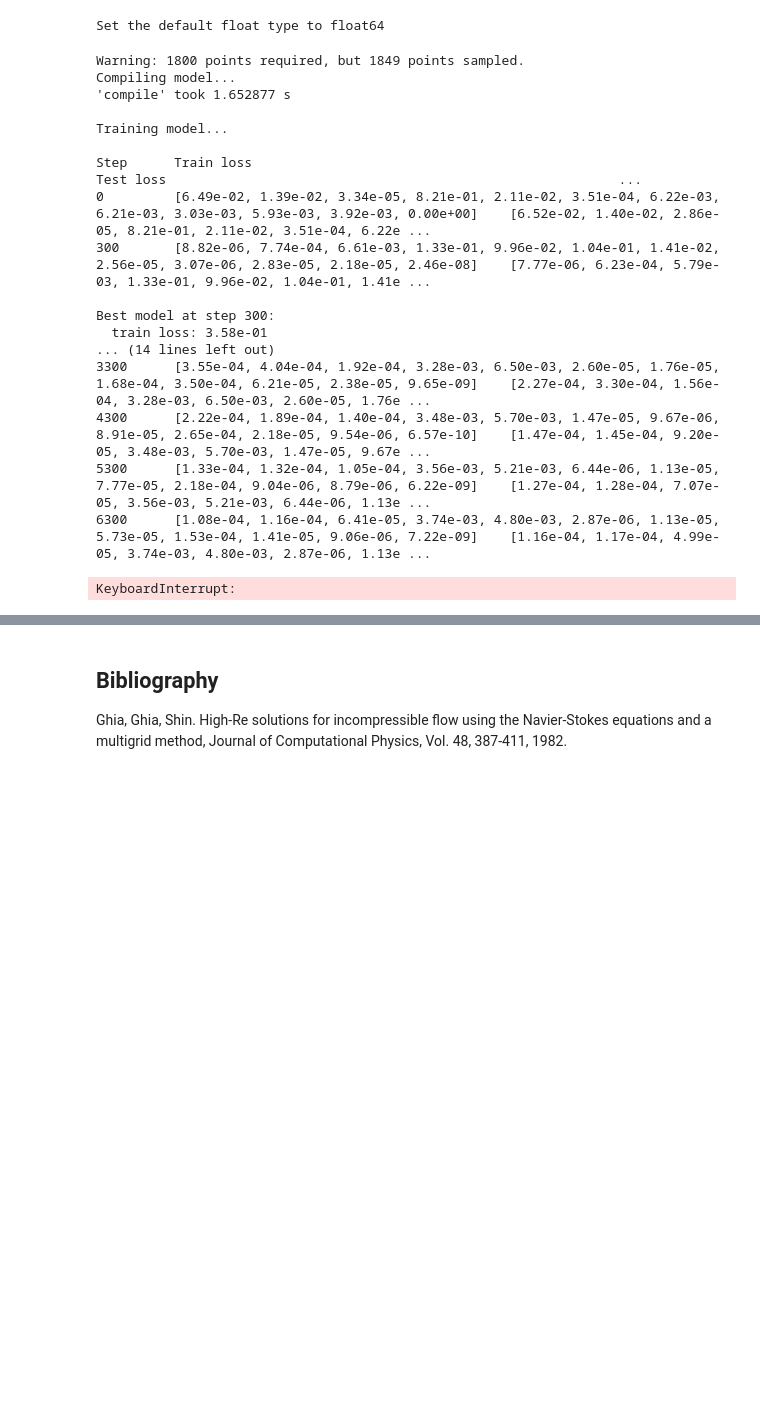
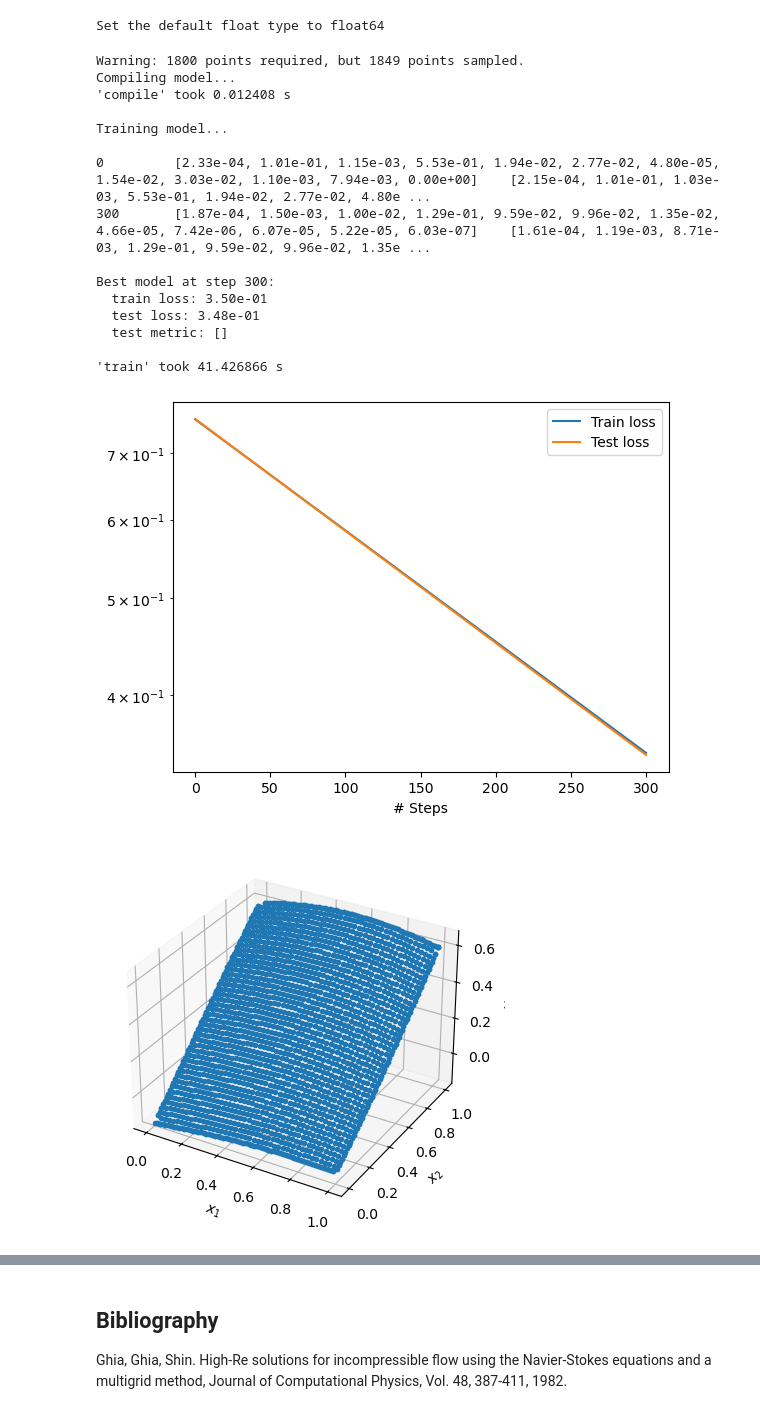
Before and after one commit to ginbar/iccsa2025_deepxde, a Jupyter notebook: examples/CavityFlow.ipynb, the cells around one changed output, grey strips where cells are left out. Drawn from its saved outputs; the diff is of its cells as text; code cells hidden in the pictures; blank space fills up the shorter version.

```diff
--- a/examples/CavityFlow.ipynb
+++ b/examples/CavityFlow.ipynb
@@ -132,45 +132,44 @@ data = dde.data.PDE(
     cavity_flow_2D_pde,
     bc,
     num_domain=1800,
     num_boundary=250,
     num_test=1800,
 )
 
 # 4 hidden layers with 125 nodes each + hyperbolic tangent activation function + glorot normal initializer
 net = dde.nn.FNN([2] + 4 * [125] + [3], "tanh", "Glorot normal")
 
 model = dde.Model(data, net)
 
 # Adam optimizer + 0.0001 leraning rate
 model.compile("adam", lr=1e-4)
 
 resampler = dde.callbacks.PDEPointResampler(period=100)
 
-model.train(iterations=300, callbacks=[resampler])
+losshistory, train_state = model.train(iterations=300, callbacks=[resampler])
 
-dde.optimizers.set_LBFGS_options()
+#dde.optimizers.set_LBFGS_options()
 
-model.compile("L-BFGS")
+#model.compile("L-BFGS")
 
-losshistory, train_state = model.train(callbacks=[resampler], model_save_path="../models/cavityflow.ckpt")
+#losshistory, train_state = model.train(callbacks=[resampler], model_save_path="../models/cavityflow.ckpt")
 
 dde.saveplot(losshistory, train_state, issave=False, isplot=True)
 # %% [output]
 Warning: 1800 points required, but 1849 points sampled.
 Compiling model...
-'compile' took 1.652877 s
+'compile' took 0.012408 s
 
 Training model...
 
-Step      Train loss                                                                                                                  Test loss                                                          ...
-0         [6.49e-02, 1.39e-02, 3.34e-05, 8.21e-01, 2.11e-02, 3.51e-04, 6.22e-03, 6.21e-03, 3.03e-03, 5.93e-03, 3.92e-03, 0.00e+00]    [6.52e-02, 1.40e-02, 2.86e-05, 8.21e-01, 2.11e-02, 3.51e-04, 6.22e ...
-300       [8.82e-06, 7.74e-04, 6.61e-03, 1.33e-01, 9.96e-02, 1.04e-01, 1.41e-02, 2.56e-05, 3.07e-06, 2.83e-05, 2.18e-05, 2.46e-08]    [7.77e-06, 6.23e-04, 5.79e-03, 1.33e-01, 9.96e-02, 1.04e-01, 1.41e ...
+0         [2.33e-04, 1.01e-01, 1.15e-03, 5.53e-01, 1.94e-02, 2.77e-02, 4.80e-05, 1.54e-02, 3.03e-02, 1.10e-03, 7.94e-03, 0.00e+00]    [2.15e-04, 1.01e-01, 1.03e-03, 5.53e-01, 1.94e-02, 2.77e-02, 4.80e ...
+300       [1.87e-04, 1.50e-03, 1.00e-02, 1.29e-01, 9.59e-02, 9.96e-02, 1.35e-02, 4.66e-05, 7.42e-06, 6.07e-05, 5.22e-05, 6.03e-07]    [1.61e-04, 1.19e-03, 8.71e-03, 1.29e-01, 9.59e-02, 9.96e-02, 1.35e ...
 
 Best model at step 300:
-  train loss: 3.58e-01
-... (14 lines left out)
-3300      [3.55e-04, 4.04e-04, 1.92e-04, 3.28e-03, 6.50e-03, 2.60e-05, 1.76e-05, 1.68e-04, 3.50e-04, 6.21e-05, 2.38e-05, 9.65e-09]    [2.27e-04, 3.30e-04, 1.56e-04, 3.28e-03, 6.50e-03, 2.60e-05, 1.76e ...
-4300      [2.22e-04, 1.89e-04, 1.40e-04, 3.48e-03, 5.70e-03, 1.47e-05, 9.67e-06, 8.91e-05, 2.65e-04, 2.18e-05, 9.54e-06, 6.57e-10]    [1.47e-04, 1.45e-04, 9.20e-05, 3.48e-03, 5.70e-03, 1.47e-05, 9.67e ...
-5300      [1.33e-04, 1.32e-04, 1.05e-04, 3.56e-03, 5.21e-03, 6.44e-06, 1.13e-05, 7.77e-05, 2.18e-04, 9.04e-06, 8.79e-06, 6.22e-09]    [1.27e-04, 1.28e-04, 7.07e-05, 3.56e-03, 5.21e-03, 6.44e-06, 1.13e ...
-6300      [1.08e-04, 1.16e-04, 6.41e-05, 3.74e-03, 4.80e-03, 2.87e-06, 1.13e-05, 5.73e-05, 1.53e-04, 1.41e-05, 9.06e-06, 7.22e-09]    [1.16e-04, 1.17e-04, 4.99e-05, 3.74e-03, 4.80e-03, 2.87e-06, 1.13e ...
+  train loss: 3.50e-01
+  test loss: 3.48e-01
+  test metric: []
+
+'train' took 41.426866 s
-KeyboardInterrupt:
+[figure, added]
+[figure, added]
```
Also changed, not shown: parts of 3 cells of this notebook, 5 other files.
